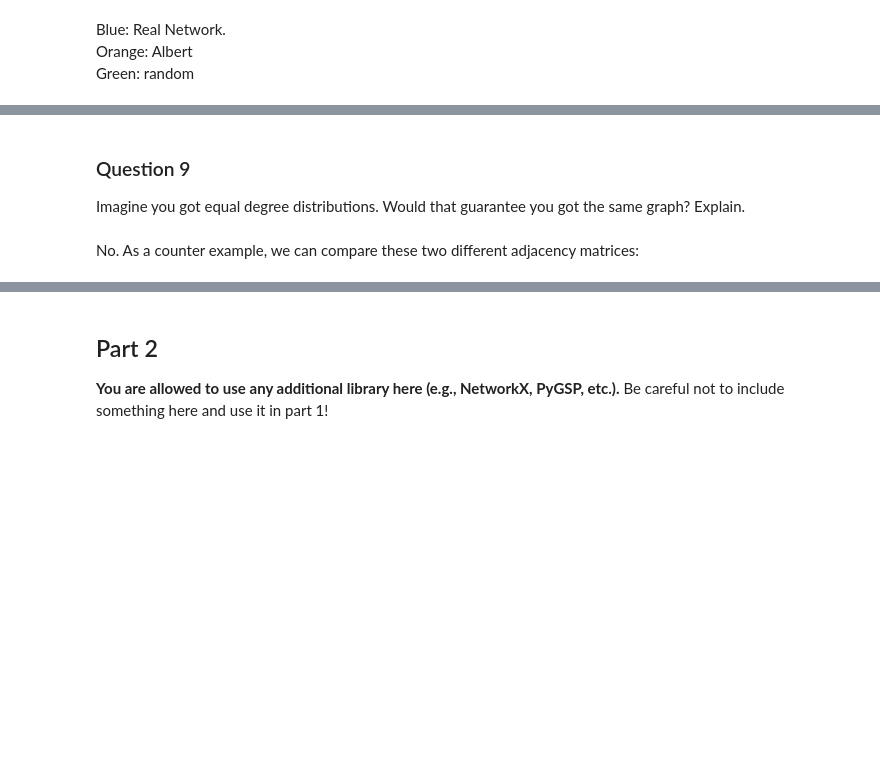
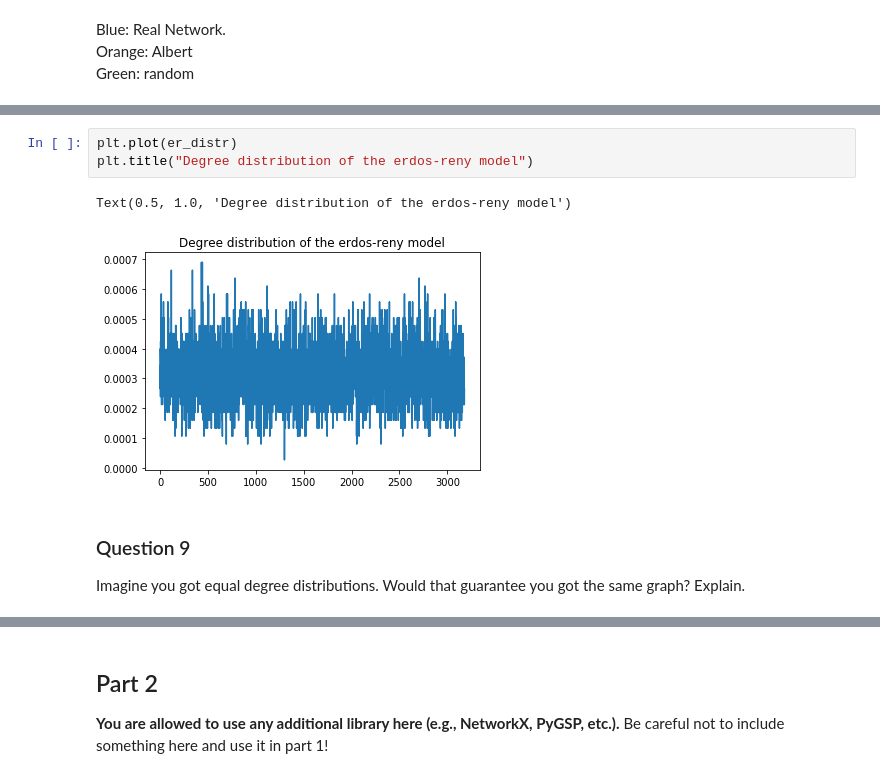
Before and after one commit to dsalathe/group_ntds, a Jupyter notebook: 2_network_models.ipynb, the cells around one changed output, grey strips where cells are left out. Drawn from its saved outputs; the diff is of its cells as text; blank space fills up the shorter version.

```diff
--- a/2_network_models.ipynb
+++ b/2_network_models.ipynb
@@ -337,6 +429,10 @@ Green: random <br/>
+# %%
+plt.plot(er_distr)
+plt.title("Degree distribution of the erdos-reny model")
+# %% [output]
+Text(0.5, 1.0, 'Degree distribution of the erdos-reny model')
+[figure, added]
 # %% [markdown]
 ### Question 9
 
 Imagine you got equal degree distributions. Would that guarantee you got the same graph? Explain.
-# %% [markdown]
-No. As a counter example, we can compare these two different adjacency matrices:
```
Also changed, not shown: parts of 20 cells of this notebook.
